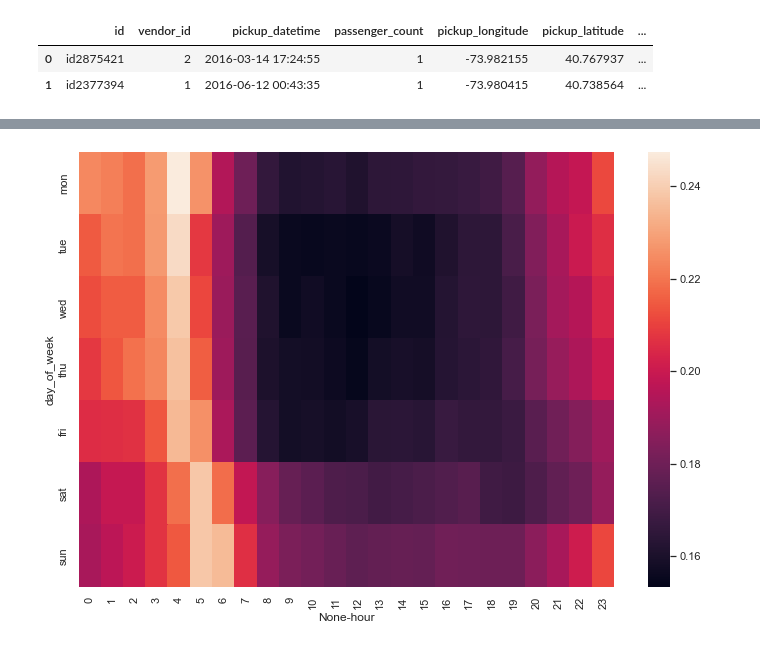
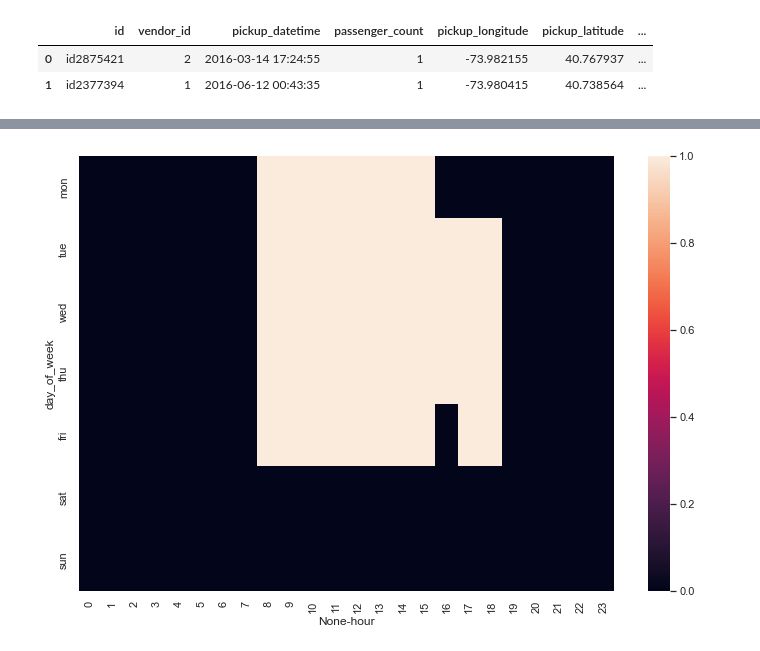
Before and after one commit to AndreyCh20/ml-course-hse-homeworks, a Jupyter notebook: 2/hw2.ipynb, the cells around one changed output, grey strips where cells are left out. Drawn from its saved outputs; the diff is of its cells as text; code cells hidden in the pictures.

```diff
--- a/2/hw2.ipynb
+++ b/2/hw2.ipynb
@@ -405,7 +411,12 @@ gb_dow_hour_median = gb_dow_hour_median.unstack()
+# %%
+gb_with_traffic = pd.DataFrame(df.groupby(by=['day_of_week','hour'])['av_speed_loglog'].median())
+gb_with_traffic['av_speed_loglog'] = gb_with_traffic['av_speed_loglog'] < gb_with_traffic['av_speed_loglog'].quantile(0.3)
+gb_with_traffic_u = gb_with_traffic.unstack()
+gb_with_traffic.reset_index(level=['day_of_week','hour'], inplace=True)
 # %%
 fig, ax = plt.subplots(figsize=(12,8))
-ax = sns.heatmap(gb_dow_hour_median)
+ax = sns.heatmap(gb_with_traffic_u)
 ax.set_yticklabels(['mon','tue','wed','thu','fri','sat','sun'])
-ax.set_xticklabels([i for i in range(24)]); # ';' удаляет лишний текст перед графиком
+ax.set_xticklabels([i for i in range(24)]);
 # %% [output]
-[figure, old version]
+[figure, new version]
```
Also changed, not shown: parts of 9 cells of this notebook.
